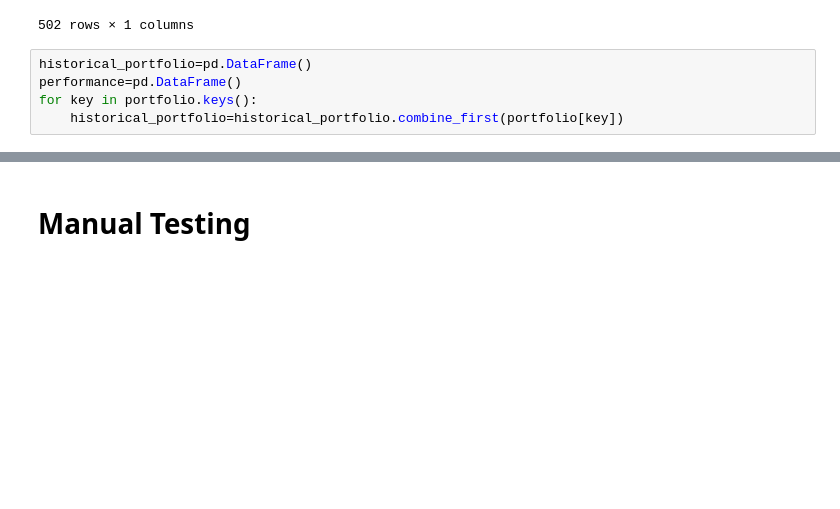
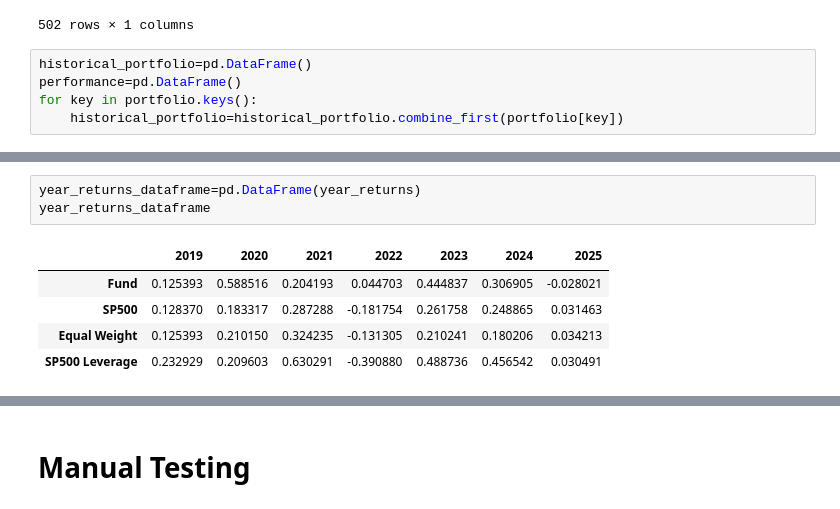
Before and after one commit to niroojane/Equity-Analysis, a Jupyter notebook: S&P500 Analysis.ipynb, the cells around one changed output, grey strips where cells are left out. Cells and saved outputs as stored; diff of their text form; blank space fills up the shorter version.

```diff
--- a/S&P500 Analysis.ipynb
+++ b/S&P500 Analysis.ipynb
@@ -263,0 +281,9 @@ Name: 2025-01-24 00:00:00, dtype: float64
+# %%
+year_returns_dataframe=pd.DataFrame(year_returns)
+year_returns_dataframe
+# %% [output]
+|  | 2019 | 2020 | 2021 | 2022 | 2023 | 2024 | 2025 |
+| Fund | 0.125393 | 0.588516 | 0.204193 | 0.044703 | 0.444837 | 0.306905 | -0.028021 |
+| SP500 | 0.128370 | 0.183317 | 0.287288 | -0.181754 | 0.261758 | 0.248865 | 0.031463 |
+| Equal Weight | 0.125393 | 0.210150 | 0.324235 | -0.131305 | 0.210241 | 0.180206 | 0.034213 |
+| SP500 Leverage | 0.232929 | 0.209603 | 0.630291 | -0.390880 | 0.488736 | 0.456542 | 0.030491 |
```
Also changed, not shown: parts of 18 cells of this notebook.
